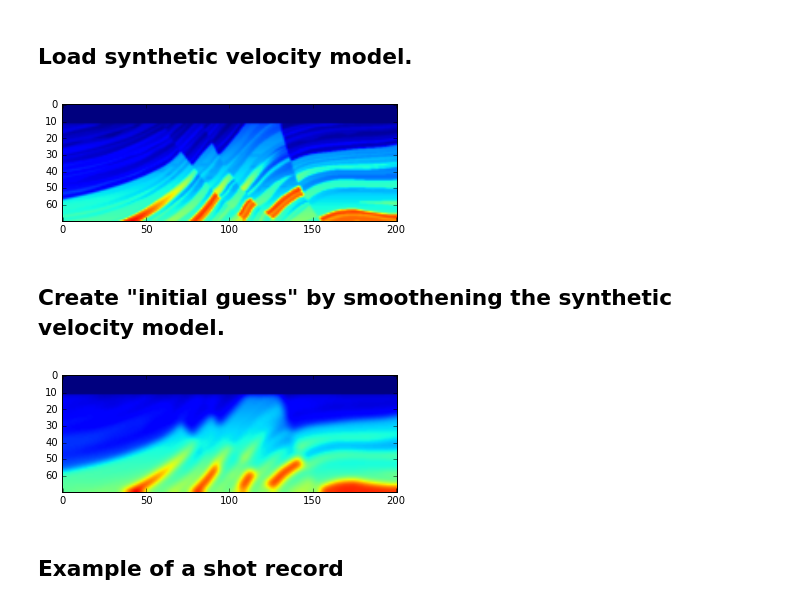
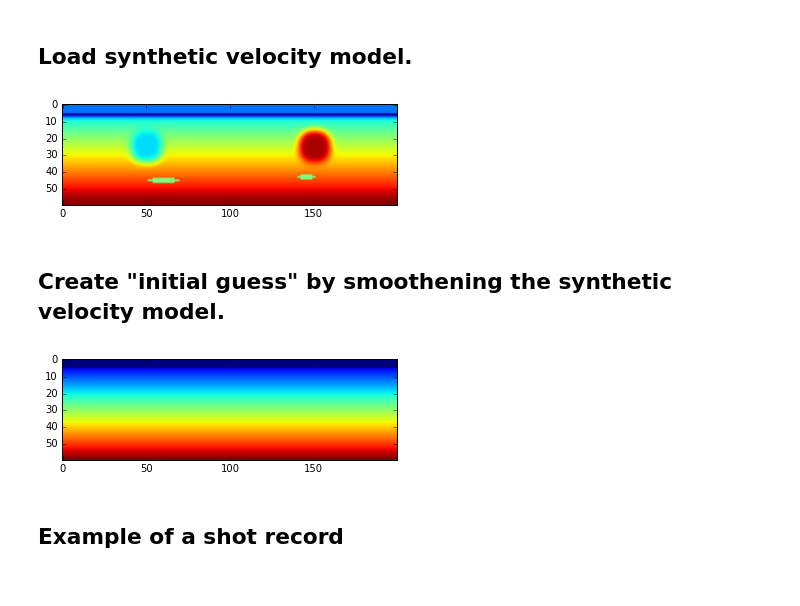
Before and after one commit to xiaocenxiaocen/devito, a Jupyter notebook: examples/acoustic/RTM_ipyparallel.ipynb, the cells around one changed output. Saved outputs shown, nothing was run; the diff lists cells and outputs as text; code cells hidden in the pictures.

Commit message:
Added @evp13's phantom model to the demo. Still needs TLC - transpose domain; pad domain...

```diff
--- a/examples/acoustic/RTM_ipyparallel.ipynb
+++ b/examples/acoustic/RTM_ipyparallel.ipynb
@@ -24,16 +24,17 @@ importing demo_toolkit from examples.acoustic on engine(s)
 importing Acoustic_cg from examples.acoustic.Acoustic_codegen on engine(s)
 # %% [markdown]
 ## Load synthetic velocity model.
+# %%
+demo = demo_toolkit.small_phantoms2D()
+model = demo.get_true_model()
 # %%
-demo = demo_toolkit.small_marmousi2D()
-model = demo.get_true_model()
-
 # Plot true velocity
 fig1 = plt.figure()
-l = plt.imshow(numpy.transpose(model.vp), vmin=1.5, vmax=4, aspect=1)
+#l = plt.imshow(numpy.transpose(model.vp), vmin=1.5, vmax=4, aspect=1)
+l = plt.imshow(model.vp)
 plt.show()
 # %% [output]
-[figure, old version]
+[figure, new version]
 # %% [markdown]
 ## Create "initial guess" by smoothening the synthetic velocity model.
 # %%
@@ -41,10 +42,11 @@ model0 = demo.get_initial_model()
 
 # Plot smooth velocity
 fig2 = plt.figure()
-l = plt.imshow(numpy.transpose(model0.vp), vmin=1.5, vmax=4, aspect=1)
+# l = plt.imshow(numpy.transpose(model0.vp), vmin=1.5, vmax=4, aspect=1)
+l = plt.imshow(model0.vp)
 plt.show()
 # %% [output]
-[figure, old version]
+[figure, new version]
 # %% [markdown]
 ## Example of a shot record
 # %%
```
Also changed, not shown: parts of 2 cells of this notebook, 1 other file.
